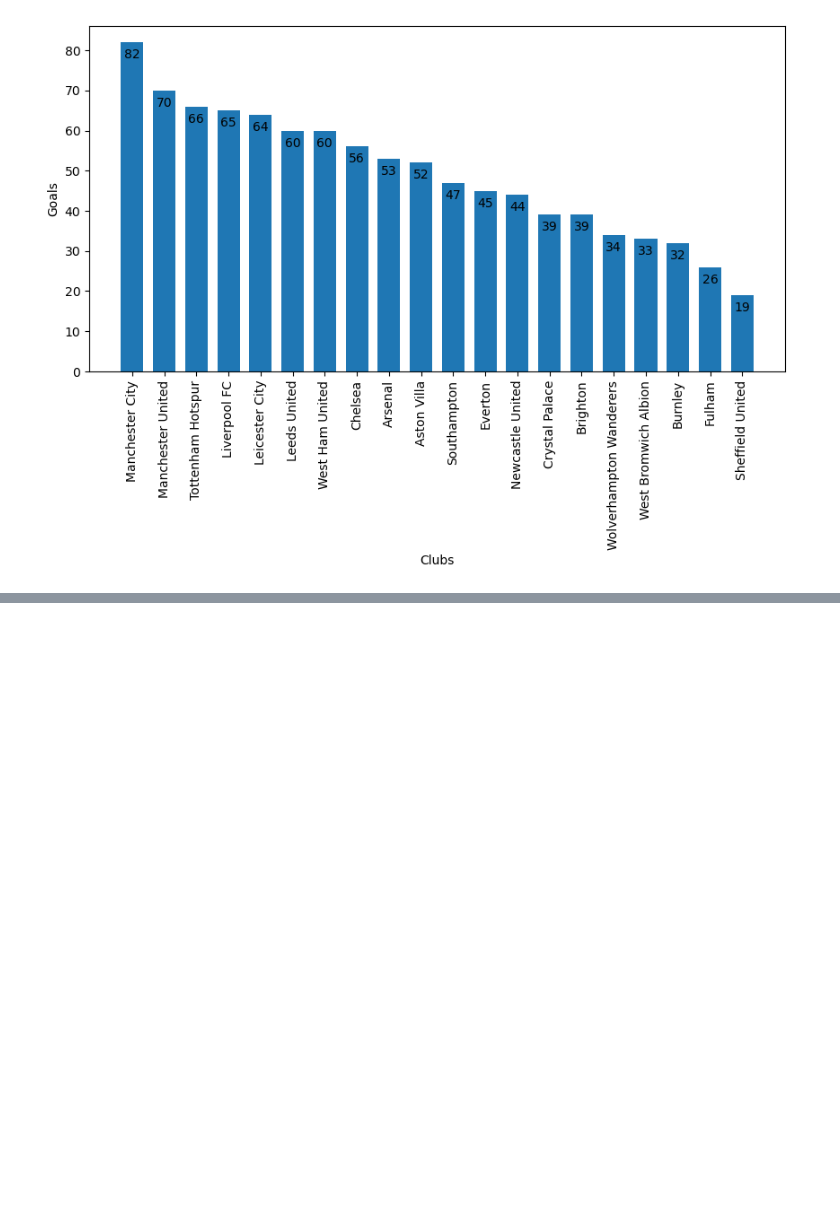
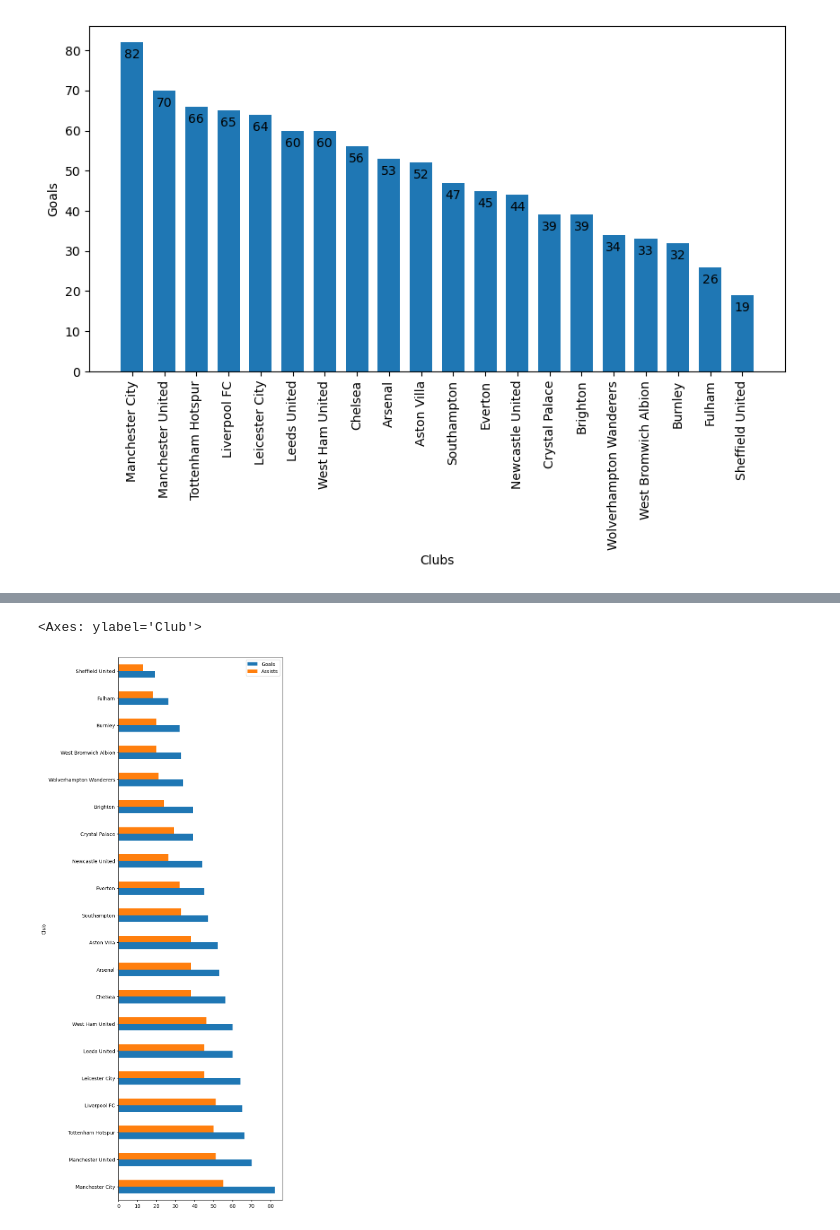
Before and after one commit to zafchiel/datas-notebooks, a Jupyter notebook: premier-league/analysis.ipynb, the cells around one changed output, grey strips where cells are left out. Cells and saved outputs as stored; diff of their text form; code cells hidden in the pictures; blank space fills up the shorter version.

```diff
--- a/premier-league/analysis.ipynb
+++ b/premier-league/analysis.ipynb
@@ -229,0 +259,5 @@ Name: Goals, dtype: int64
+# %%
+goals_and_assists.plot.barh(figsize=(6,20))
+# %% [output]
+<Axes: ylabel='Club'>
+[figure, added]
```
Also changed, not shown: parts of 3 cells of this notebook.
